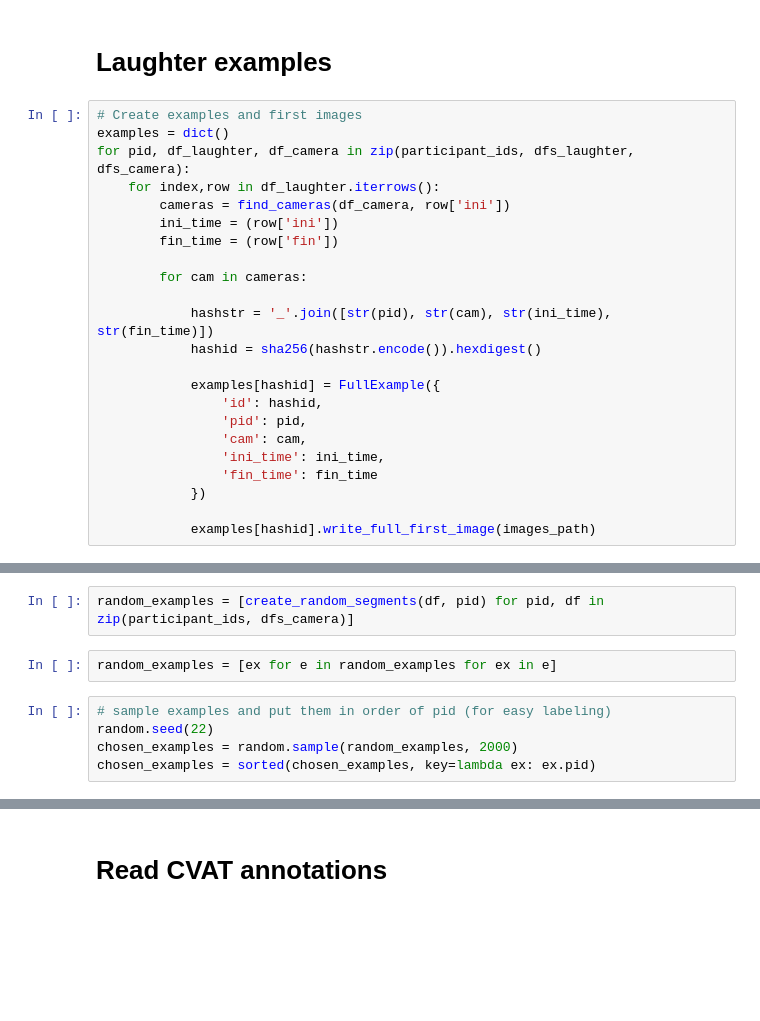
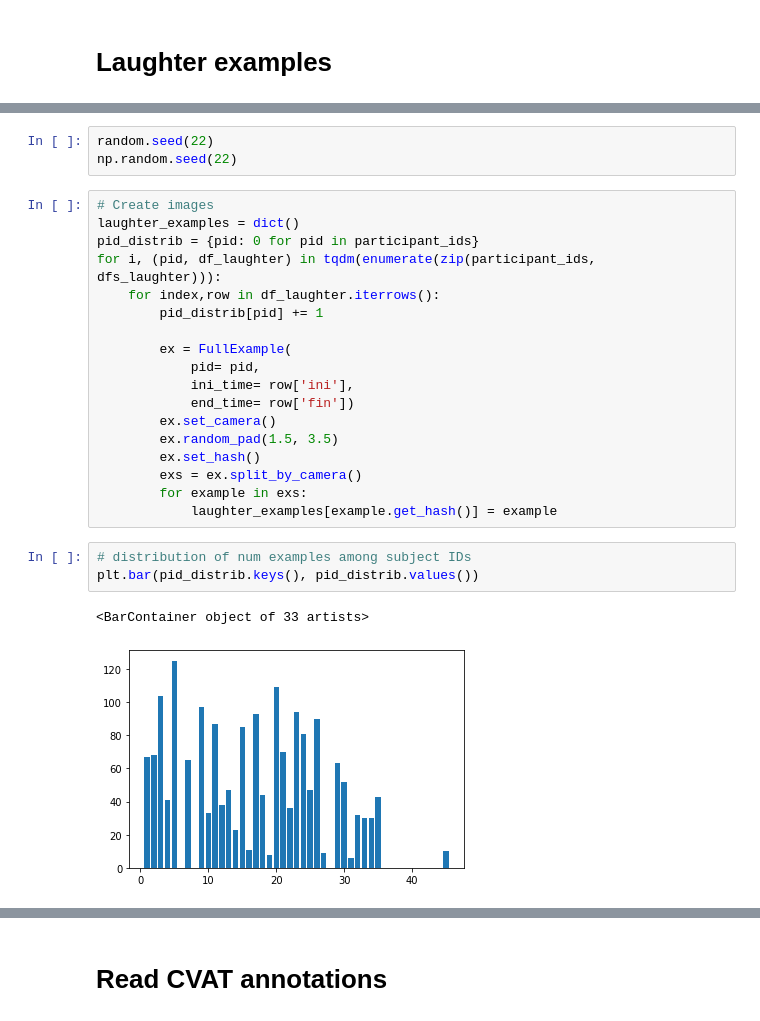
Before and after one commit to josedvq/lared-laughter, a Jupyter notebook: create_examples.ipynb, the cells around one changed output, grey strips where cells are left out. Saved outputs shown, nothing was run; the diff lists cells and outputs as text; blank space fills up the shorter version.

```diff
--- a/create_examples.ipynb
+++ b/create_examples.ipynb
@@ -75,25 +46,2 @@ def find_cameras(cam, t):
 # %% [markdown]
 # Laughter examples
-# %%
-# Create examples and first images
-examples = dict()
-for pid, df_laughter, df_camera in zip(participant_ids, dfs_laughter, dfs_camera):
-    for index,row in df_laughter.iterrows():
-        cameras = find_cameras(df_camera, row['ini'])
-        ini_time = (row['ini'])
-        fin_time = (row['fin'])
-
-        for cam in cameras:
-
-            hashstr = '_'.join([str(pid), str(cam), str(ini_time), str(fin_time)])
-            hashid = sha256(hashstr.encode()).hexdigest()
-
-            examples[hashid] = FullExample({
-                'id': hashid,
-                'pid': pid,
-                'cam': cam,
-                'ini_time': ini_time,
-                'fin_time': fin_time
-            })
-
-            examples[hashid].write_full_first_image(images_path)
@@ -131,9 +48,27 @@ def create_random_segments(df_camera, pid, segment_len=10):
-# %%
-random_examples = [create_random_segments(df, pid) for pid, df in zip(participant_ids, dfs_camera)]
-# %%
-random_examples = [ex for e in random_examples for ex in e]
-# %%
-# sample examples and put them in order of pid (for easy labeling)
-random.seed(22)
-chosen_examples = random.sample(random_examples, 2000)
-chosen_examples = sorted(chosen_examples, key=lambda ex: ex.pid)
+# %%
+random.seed(22)
+np.random.seed(22)
+# %%
+# Create images
+laughter_examples = dict()
+pid_distrib = {pid: 0 for pid in participant_ids}
+for i, (pid, df_laughter) in tqdm(enumerate(zip(participant_ids, dfs_laughter))):
+    for index,row in df_laughter.iterrows():
+        pid_distrib[pid] += 1
+
+        ex = FullExample(
+            pid= pid,
+            ini_time= row['ini'],
+            end_time= row['fin'])
+        ex.set_camera()
+        ex.random_pad(1.5, 3.5)
+        ex.set_hash()
+        exs = ex.split_by_camera()
+        for example in exs:
+            laughter_examples[example.get_hash()] = example
+# %%
+# distribution of num examples among subject IDs
+plt.bar(pid_distrib.keys(), pid_distrib.values())
+# %% [output]
+<BarContainer object of 33 artists>
+[figure, added]
```
Also changed, not shown: parts of 52 cells of this notebook, 8 other files.
